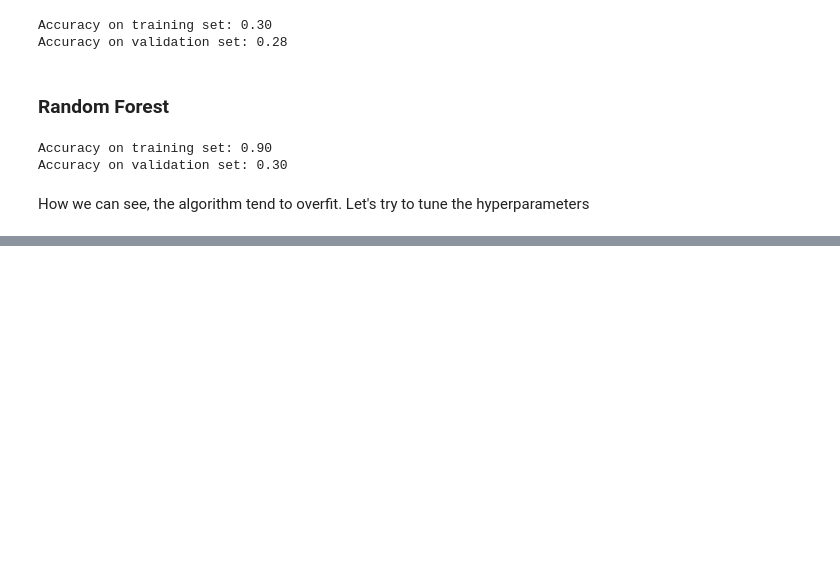
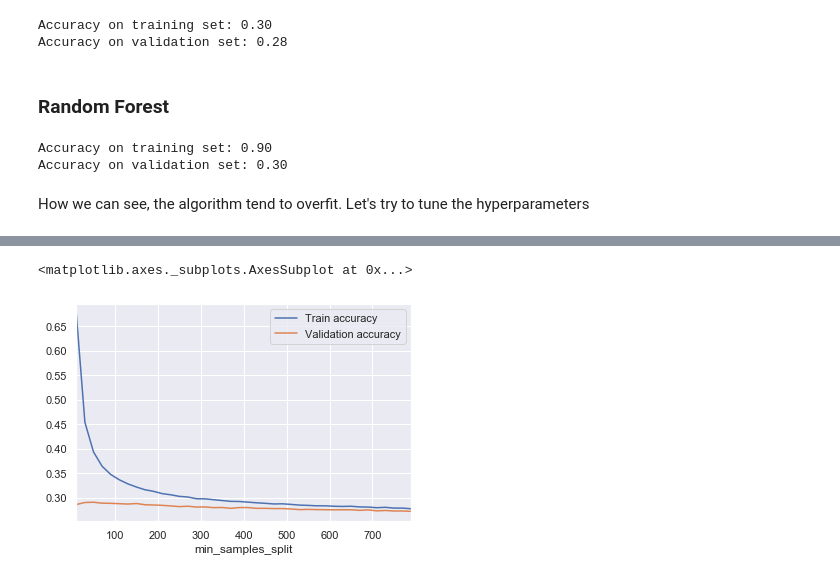
Before and after one commit to angelaiallonardi/SF-Crime-Multiclass-Classification, a Jupyter notebook: SF_models_selection.ipynb, the cells around one changed output, grey strips where cells are left out. Saved outputs shown, nothing was run; the diff lists cells and outputs as text; code cells hidden in the pictures; blank space fills up the shorter version.

Commit message:
fixed Random Forest

```diff
--- a/SF_models_selection.ipynb
+++ b/SF_models_selection.ipynb
@@ -250,0 +243,14 @@ MemoryError: could not allocate 163577856 bytes
+# %%
+random_scores = {}
+random_scores['min_samples_split'] = []
+random_scores['Train accuracy'] = []
+random_scores['Validation accuracy'] = []
+for min_samples_split in np.arange(10,800,20):
+    forest = RandomForestClassifier(min_samples_split=min_samples_split, random_state=0)
+    forest.fit(X_train, y_train)
+    random_scores['min_samples_split'].append(min_samples_split)
+    random_scores['Train accuracy'].append(forest.score(X_train, y_train))
+    random_scores['Validation accuracy'].append(forest.score(X_valid, y_valid))
+# %%
+my_df = pd.DataFrame(random_scores)
+my_df
@@ -250,0 +275,5 @@ MemoryError: could not allocate 163577856 bytes
+# %%
+my_df.plot(x='min_samples_split')
+# %% [output]
+<matplotlib.axes._subplots.AxesSubplot at 0x...>
+[figure, added]
```
Also changed, not shown: parts of 22 cells of this notebook.
